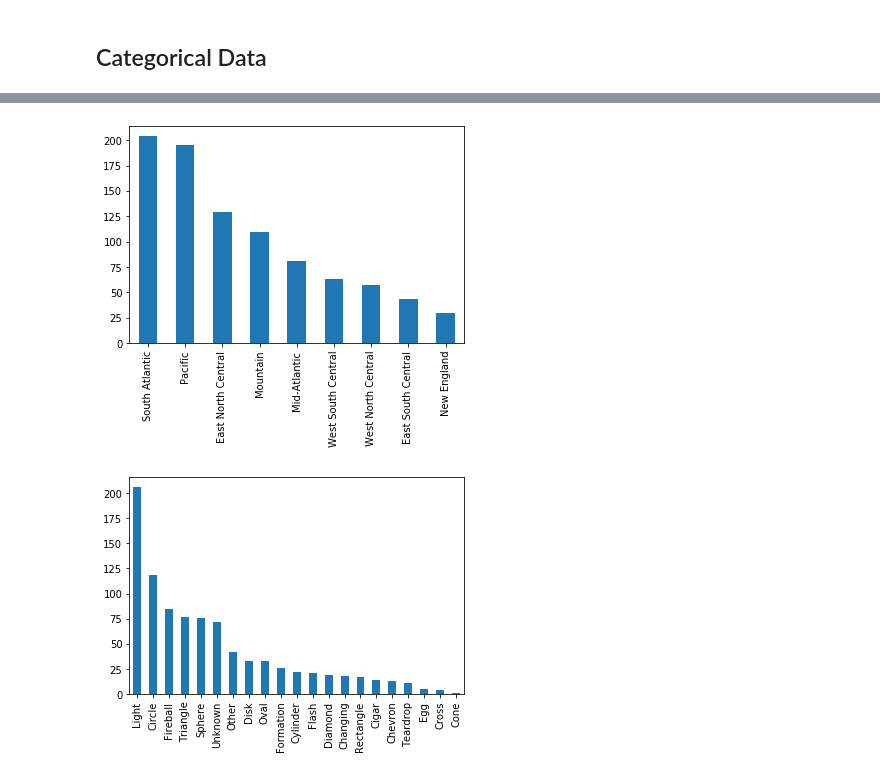
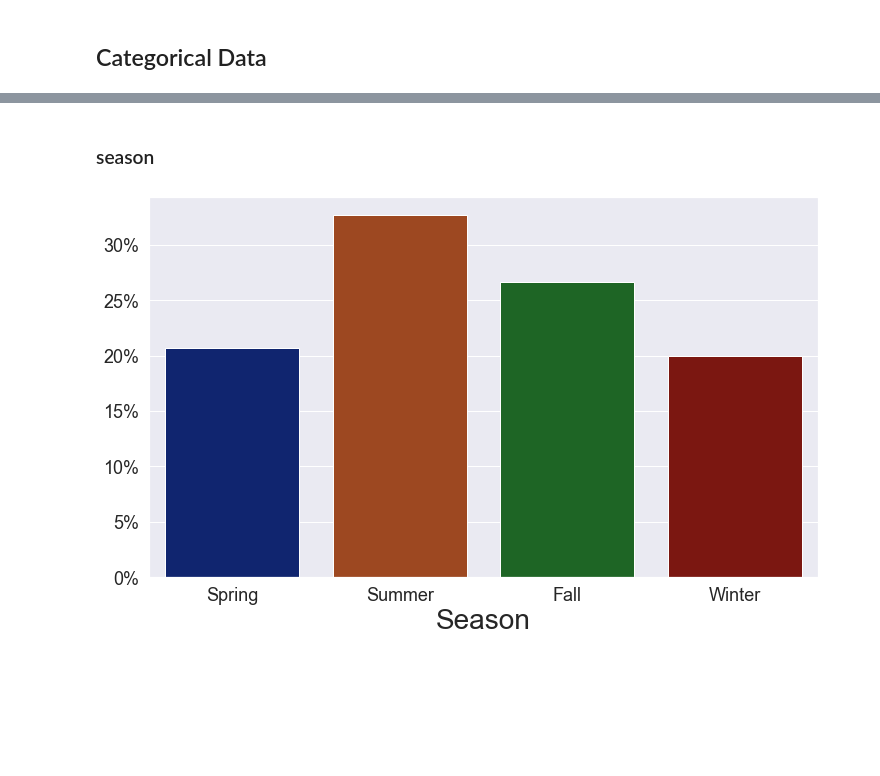
Before and after one commit to kevscon/ufo-reports, a Jupyter notebook: eda_viz.ipynb, the cells around one changed output, grey strips where cells are left out. Drawn from its saved outputs; the diff is of its cells as text; code cells hidden in the pictures; blank space fills up the shorter version.

```diff
--- a/eda_viz.ipynb
+++ b/eda_viz.ipynb
@@ -39,6 +27,4 @@ def sample_skip_idx(file, pct, rand=False):
 # %%
-# sample every 10th row
-skiprows = sample_skip_idx('data/ufo_df.csv', 2)
-ufo_df = pd.read_csv('data/ufo_df.csv', index_col=0, skiprows=skiprows)
-ufo_df.head()
+ufo_df = pd.read_csv('data/ufo_df.csv', index_col=0)
+len(ufo_df)
 # %% [output]
@@ -111,8 +77,22 @@ ufo_df['time_of_day'].value_counts().plot(kind='bar');
-# %%
-ufo_df['region'].value_counts().plot(kind='bar');
-# %% [output]
-[figure, removed]
-# %%
-ufo_df['shape'].value_counts().plot(kind='bar');
-# %% [output]
-[figure, removed]
+# %% [markdown]
+### season
+# %%
+column = 'season'
+data = ufo_df[column].value_counts() / ufo_df[column].value_counts().sum() * 100
+order = ['Spring', 'Summer', 'Fall', 'Winter']
+# bar plot
+sea_plot = sns.barplot(
+    x=data.index,
+    y=data.values,
+    order=order,
+    palette=sns.color_palette("dark", 10)
+)
+# label x-axis
+sea_plot.set(xlabel='Season')
+# format y-axis as %
+sea_plot.yaxis.set_major_formatter(mtick.PercentFormatter(decimals=0))
+# save plot image
+fig = sea_plot.get_figure()
+# fig.savefig('img/seasons.png', bbox_inches='tight')
+# %% [output]
+[figure, added]
```
Also changed, not shown: parts of 29 cells of this notebook, 18 other files.
